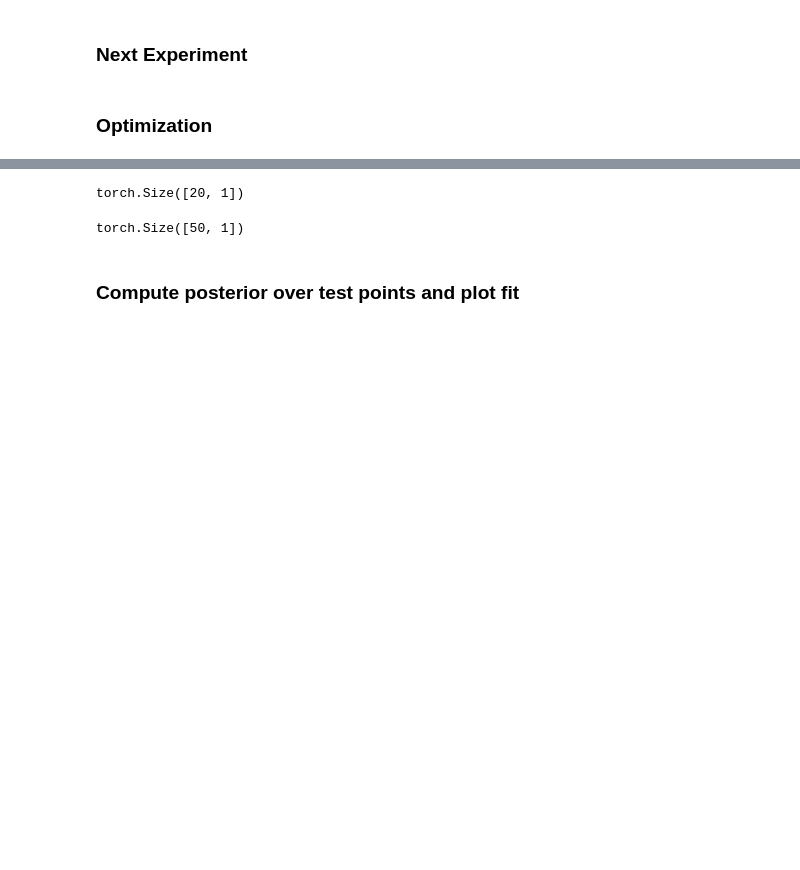
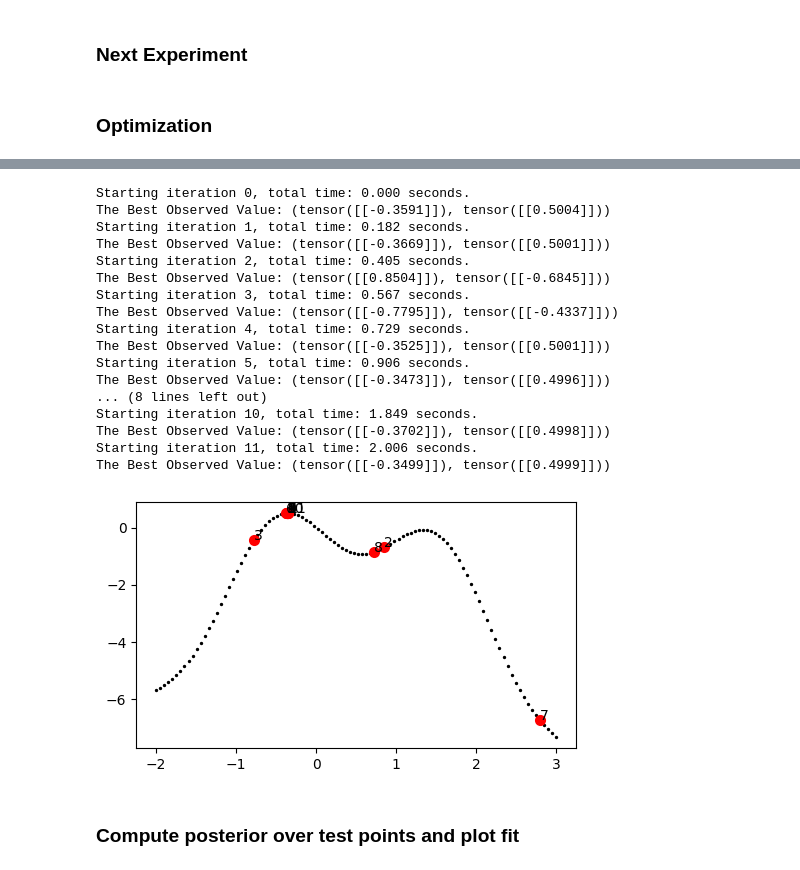
Before and after one commit to mmortazavi/BayesianOptimization_PracticalExamples, a Jupyter notebook: primer_univariant/2D_BayesianOptimization_BoTorch.ipynb, the cells around one changed output, grey strips where cells are left out. Cells and saved outputs as stored; diff of their text form; code cells hidden in the pictures; blank space fills up the shorter version.

```diff
--- a/primer_univariant/2D_BayesianOptimization_BoTorch.ipynb
+++ b/primer_univariant/2D_BayesianOptimization_BoTorch.ipynb
@@ -92,20 +131,2 @@ def gen_next_point(init_x, init_y, best_init_y, bounds, n_points=1):
 # %% [markdown]
 ### Optimization
-# %%
-n_runs = 30
-
-init_x, init_y, best_observed_y = generate_initial_data(-2, 3, 20, 0)
-bounds = torch.tensor([[-2.], [3.]])
-
-# Dense grid of points within bounds
-for i in range(n_runs):
-    print(f"Nr. of Optimal Run: {i}")
-    new_candidates = gen_next_point(init_x, init_y, best_observed_y, bounds, 1)
-    new_results = target_function(new_candidates, 0).unsqueeze(-1)
-    print(f"The new candidate are: {new_candidates}")
-
-    init_x = torch.cat([init_x, new_candidates])
-    init_y = torch.cat([init_y, new_results])
-
-    best_observed_y = init_y.max().item()
-    print(f"The best observed value is: {best_observed_y}")
@@ -130,10 +133,50 @@ The best observed value is: 0.500359296798706
-# %%
-train_x.shape
-# %% [output]
-torch.Size([20, 1])
-# %%
-init_x.shape
-# %% [output]
-torch.Size([50, 1])
+# %%
+from cProfile import label
+
+
+model = train_model(train_X, train_Y)
+start_time = time()
+
+NUM_ITERATIONS = 12
+
+# Dense grid of points within bounds
+for i in range(NUM_ITERATIONS):
+    print(
+        f"Starting iteration {i}, total time: {time() - start_time:.3f} seconds.")
+    candidate, observation = optimize_acqf_and_get_observation(
+        model, train_X, bounds, 1)
+
+    train_X = torch.cat([train_X, candidate])
+    train_Y = torch.cat([train_Y, observation])
+
+    model = train_model(train_X, train_Y)
+
+    print(f"The Best Observed Value: {candidate, observation}")
+    next_observed_point = (candidate, observation)
+    fig.gca().scatter(
+        x=next_observed_point[0],
+        y=next_observed_point[1], color='r', linewidth=2)
+    ax.annotate(f'{i}', next_observed_point)
+
+fig
+# %% [output]
+Starting iteration 0, total time: 0.000 seconds.
+The Best Observed Value: (tensor([[-0.3591]]), tensor([[0.5004]]))
+Starting iteration 1, total time: 0.182 seconds.
+The Best Observed Value: (tensor([[-0.3669]]), tensor([[0.5001]]))
+Starting iteration 2, total time: 0.405 seconds.
+The Best Observed Value: (tensor([[0.8504]]), tensor([[-0.6845]]))
+Starting iteration 3, total time: 0.567 seconds.
+The Best Observed Value: (tensor([[-0.7795]]), tensor([[-0.4337]]))
+Starting iteration 4, total time: 0.729 seconds.
+The Best Observed Value: (tensor([[-0.3525]]), tensor([[0.5001]]))
+Starting iteration 5, total time: 0.906 seconds.
+The Best Observed Value: (tensor([[-0.3473]]), tensor([[0.4996]]))
+... (8 lines left out)
+Starting iteration 10, total time: 1.849 seconds.
+The Best Observed Value: (tensor([[-0.3702]]), tensor([[0.4998]]))
+Starting iteration 11, total time: 2.006 seconds.
+The Best Observed Value: (tensor([[-0.3499]]), tensor([[0.4999]]))
+[figure, added]
 # %% [markdown]
 ### Compute posterior over test points and plot fit
```
Also changed, not shown: parts of 12 cells of this notebook, 2 other files.
